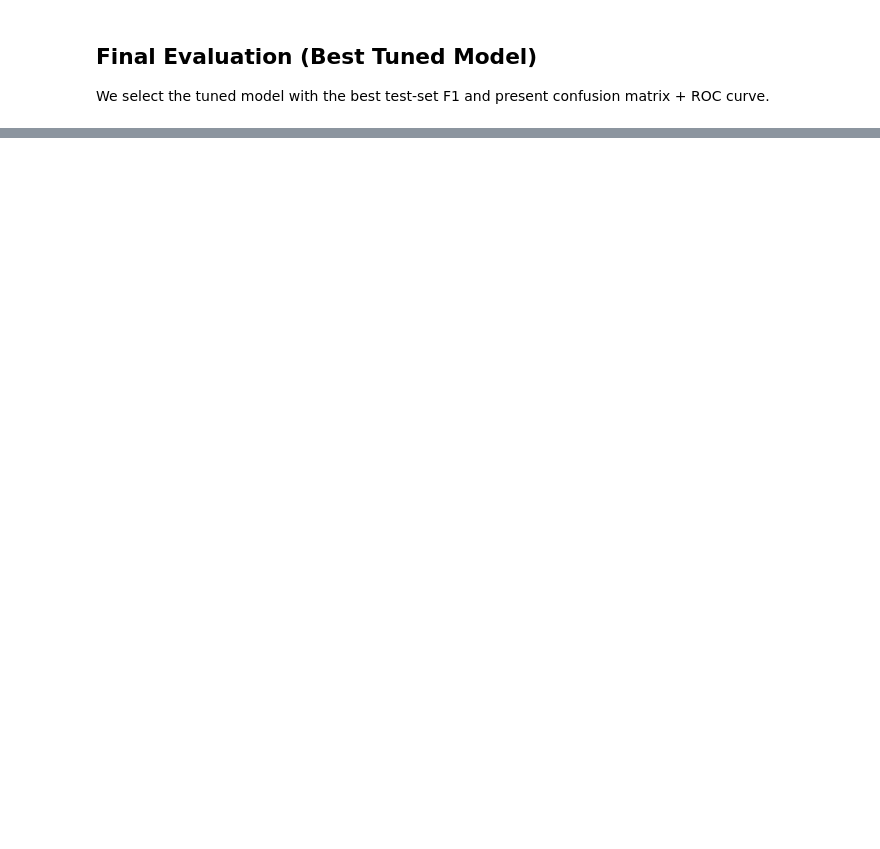
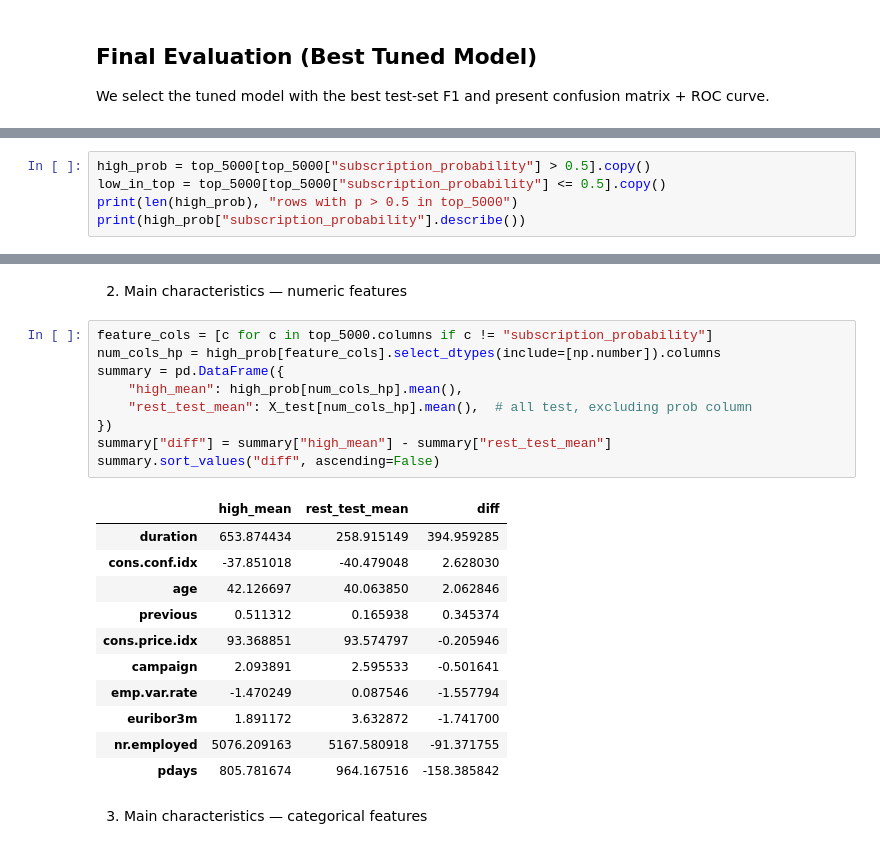
Before and after one commit to skavoori/practical-application-3, a Jupyter notebook: prompt_III.ipynb, the cells around one changed output, grey strips where cells are left out. Drawn from its saved outputs; the diff is of its cells as text; blank space fills up the shorter version.

```diff
--- a/prompt_III.ipynb
+++ b/prompt_III.ipynb
@@ -607,0 +705,5 @@ A model with the best F1 score provides the best balance between cost control an
+# %%
+high_prob = top_5000[top_5000["subscription_probability"] > 0.5].copy()
+low_in_top = top_5000[top_5000["subscription_probability"] <= 0.5].copy()
+print(len(high_prob), "rows with p > 0.5 in top_5000")
+print(high_prob["subscription_probability"].describe())
@@ -607,0 +721,25 @@ A model with the best F1 score provides the best balance between cost control an
+# %% [markdown]
+2. Main characteristics — numeric features
+# %%
+feature_cols = [c for c in top_5000.columns if c != "subscription_probability"]
+num_cols_hp = high_prob[feature_cols].select_dtypes(include=[np.number]).columns
+summary = pd.DataFrame({
+    "high_mean": high_prob[num_cols_hp].mean(),
+    "rest_test_mean": X_test[num_cols_hp].mean(),  # all test, excluding prob column
+})
+summary["diff"] = summary["high_mean"] - summary["rest_test_mean"]
+summary.sort_values("diff", ascending=False)
+# %% [output]
+|  | high_mean | rest_test_mean | diff |
+| duration | 653.874434 | 258.915149 | 394.959285 |
+| cons.conf.idx | -37.851018 | -40.479048 | 2.628030 |
+| age | 42.126697 | 40.063850 | 2.062846 |
+| previous | 0.511312 | 0.165938 | 0.345374 |
+| cons.price.idx | 93.368851 | 93.574797 | -0.205946 |
+| campaign | 2.093891 | 2.595533 | -0.501641 |
+| emp.var.rate | -1.470249 | 0.087546 | -1.557794 |
+| euribor3m | 1.891172 | 3.632872 | -1.741700 |
+| nr.employed | 5076.209163 | 5167.580918 | -91.371755 |
+| pdays | 805.781674 | 964.167516 | -158.385842 |
+# %% [markdown]
+3. Main characteristics — categorical features
```
Also changed, not shown: parts of 26 cells of this notebook, 1 other file.
